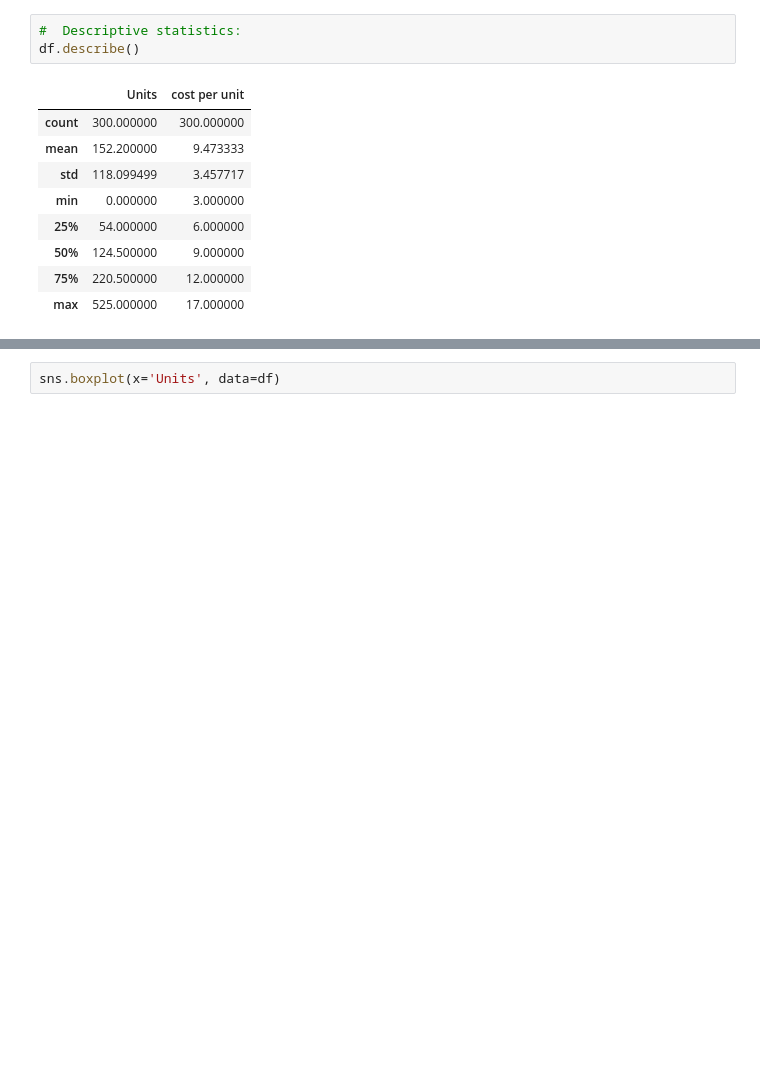
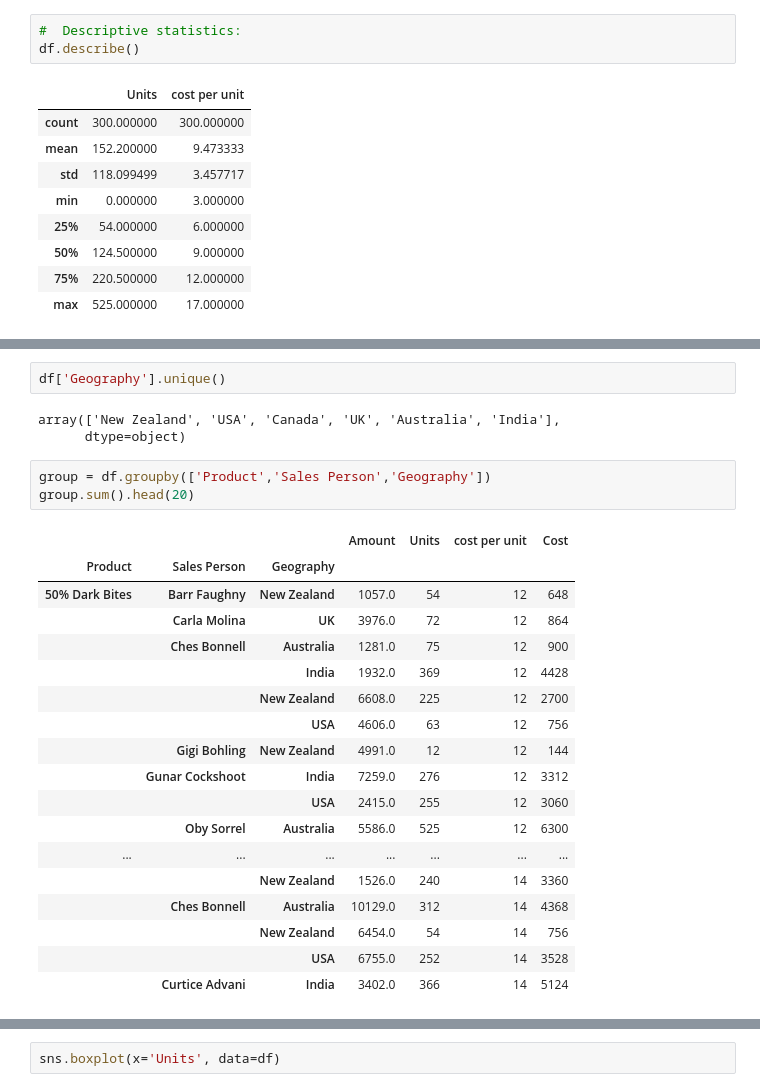
Before and after one commit to karthik-sharma/DataAnalysis, a Jupyter notebook: chocolates-eda.ipynb, the cells around one changed output, grey strips where cells are left out. Cells and saved outputs as stored; diff of their text form; blank space fills up the shorter version.

```diff
--- a/chocolates-eda.ipynb
+++ b/chocolates-eda.ipynb
@@ -74,0 +273,27 @@ df.describe()
+# %%
+df['Geography'].unique()
+# %% [output]
+array(['New Zealand', 'USA', 'Canada', 'UK', 'Australia', 'India'],
+      dtype=object)
+# %%
+group = df.groupby(['Product','Sales Person','Geography'])
+group.sum().head(20)
+# %% [output]
+|  |  |  | Amount | Units | cost per unit | Cost |
+| Product | Sales Person | Geography |  |  |  |  |
+| 50% Dark Bites | Barr Faughny | New Zealand | 1057.0 | 54 | 12 | 648 |
+|  | Carla Molina | UK | 3976.0 | 72 | 12 | 864 |
+|  | Ches Bonnell | Australia | 1281.0 | 75 | 12 | 900 |
+|  |  | India | 1932.0 | 369 | 12 | 4428 |
+|  |  | New Zealand | 6608.0 | 225 | 12 | 2700 |
+|  |  | USA | 4606.0 | 63 | 12 | 756 |
+|  | Gigi Bohling | New Zealand | 4991.0 | 12 | 12 | 144 |
+|  | Gunar Cockshoot | India | 7259.0 | 276 | 12 | 3312 |
+|  |  | USA | 2415.0 | 255 | 12 | 3060 |
+|  | Oby Sorrel | Australia | 5586.0 | 525 | 12 | 6300 |
+| ... | ... | ... | ... | ... | ... | ... |
+|  |  | New Zealand | 1526.0 | 240 | 14 | 3360 |
+|  | Ches Bonnell | Australia | 10129.0 | 312 | 14 | 4368 |
+|  |  | New Zealand | 6454.0 | 54 | 14 | 756 |
+|  |  | USA | 6755.0 | 252 | 14 | 3528 |
+|  | Curtice Advani | India | 3402.0 | 366 | 14 | 5124 |
```
Also changed, not shown: parts of 22 cells of this notebook.
